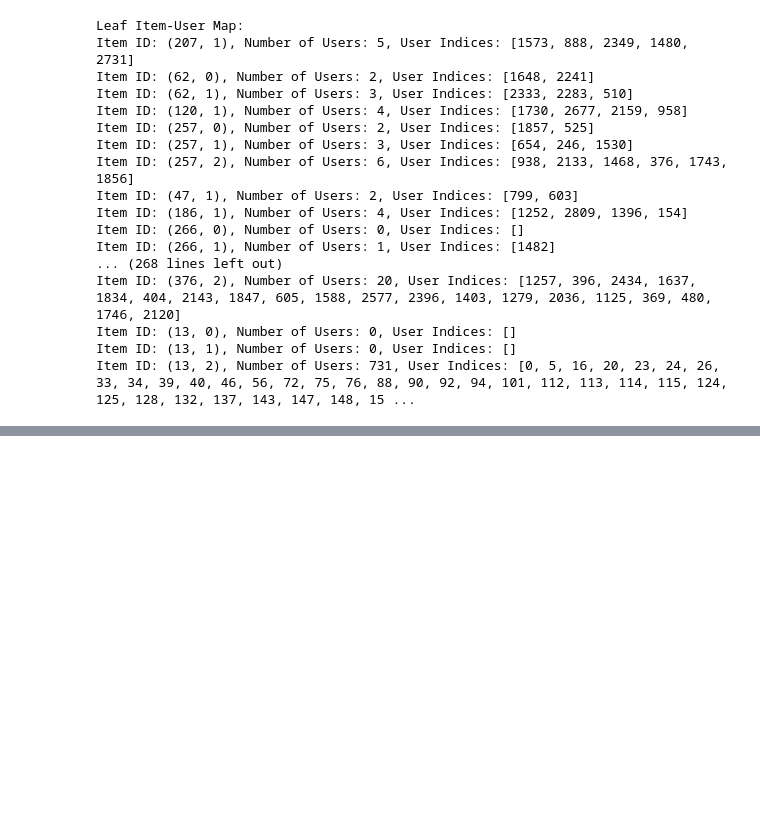
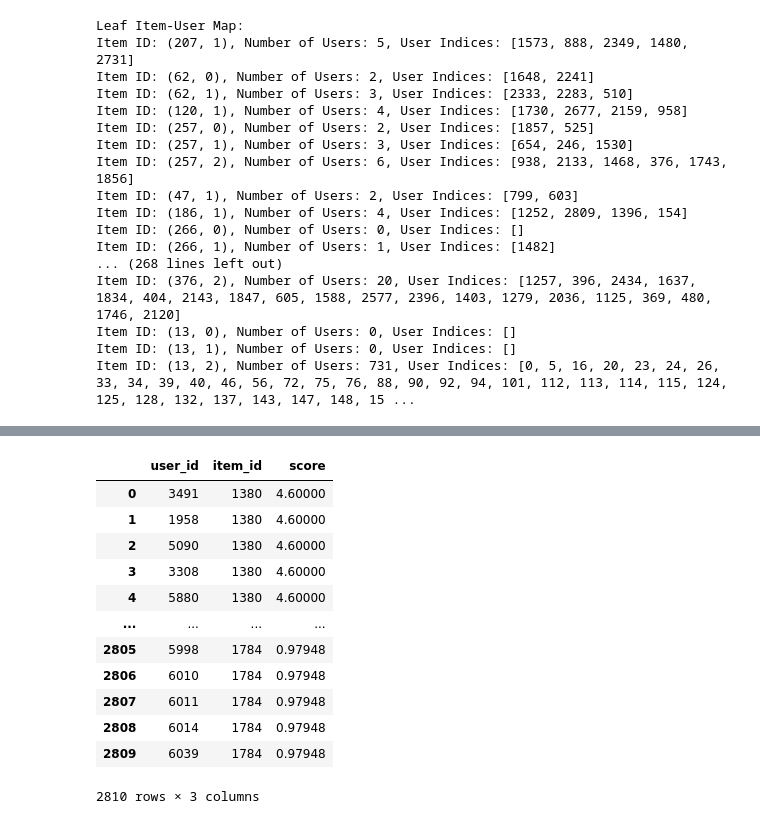
Before and after one commit to camilleecu/master_thesis, a Jupyter notebook: re_sample (2)/elicitation_np_tree.ipynb, the cells around one changed output, grey strips where cells are left out. Cells and saved outputs as stored; diff of their text form; code cells hidden in the pictures; blank space fills up the shorter version.

```diff
--- a/re_sample (2)/elicitation_np_tree.ipynb
+++ b/re_sample (2)/elicitation_np_tree.ipynb
@@ -1013,8 +1013,7 @@ def generate_group_recommendations(leaf_item_user_map, updated_train_df, top_k=1
 
     return group_recommendations
 # %%
-# Generate recommendations for each group
 group_recommendations = generate_group_recommendations(leaf_item_user_map, updated_train_df, top_k=1)
 print("Group Recommendations:")
-for group_id, recommendations in group_recommendations.items():
-    print(f"Group ID: {group_id}, Recommendations: {recommendations}")
+for group_key, recommendations in group_recommendations.items():
+    print(f"Group {group_key}: {recommendations}")
@@ -1042,0 +1063,10 @@ mae.append(accuracy.mae(predictions))
+# %%
+# Generate recommendations for each group
+user_recommendations = generate_user_recommendations(leaf_item_user_map, updated_train_df, idx_to_rid, top_k=1)
+print("User Recommendations:")
+for user_id, recs in user_recommendations.items():
+    print(f"User ID: {user_id}, Recommendations: {recs}")
+# %%
+print("User Recommendations:")
+for user_id, recs in user_recommendations.items():
+    print(f"User ID: {user_id}, Recommendations: {recs}")
@@ -1042,0 +1091,25 @@ mae.append(accuracy.mae(predictions))
+# %%
+# Flatten the dictionary into a list of tuples
+rows = [
+    {'user_id': user_id, 'item_id': item_id, 'score': score}
+    for user_id, recs in user_recommendations.items()
+    for item_id, score in recs.items()
+]
+
+# Create the DataFrame
+df = pd.DataFrame(rows, columns=['user_id', 'item_id', 'score'])
+df
+# %% [output]
+|  | user_id | item_id | score |
+| 0 | 3491 | 1380 | 4.60000 |
+| 1 | 1958 | 1380 | 4.60000 |
+| 2 | 5090 | 1380 | 4.60000 |
+| 3 | 3308 | 1380 | 4.60000 |
+| 4 | 5880 | 1380 | 4.60000 |
+| ... | ... | ... | ... |
+| 2805 | 5998 | 1784 | 0.97948 |
+| 2806 | 6010 | 1784 | 0.97948 |
+| 2807 | 6011 | 1784 | 0.97948 |
+| 2808 | 6014 | 1784 | 0.97948 |
+| 2809 | 6039 | 1784 | 0.97948 |
+2810 rows × 3 columns
```
Also changed, not shown: parts of 4 cells of this notebook.
